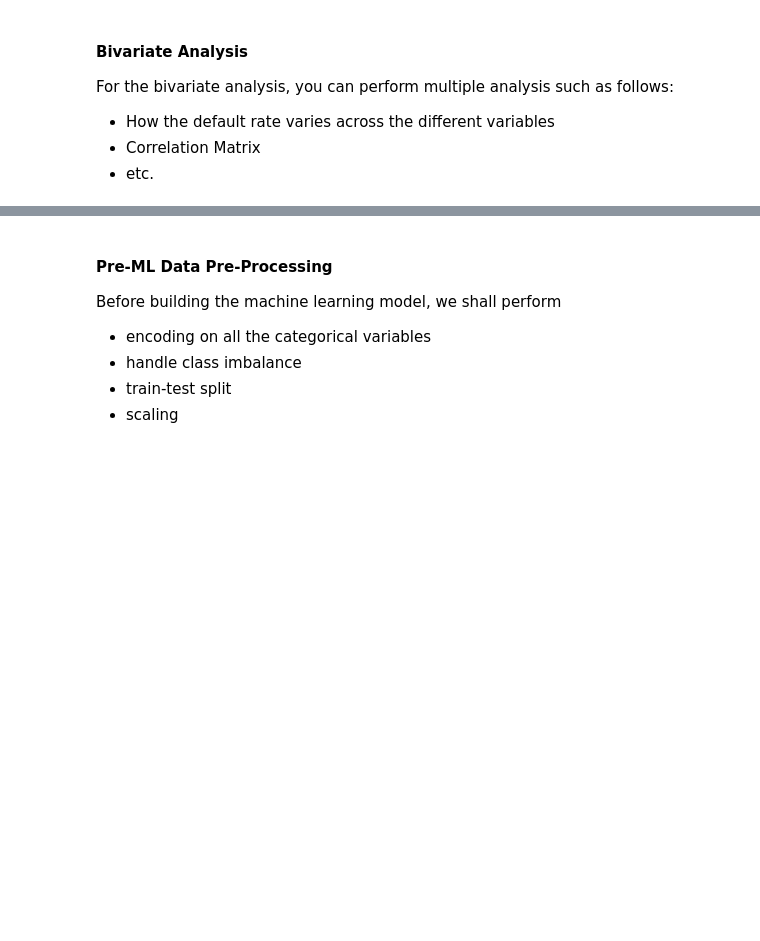
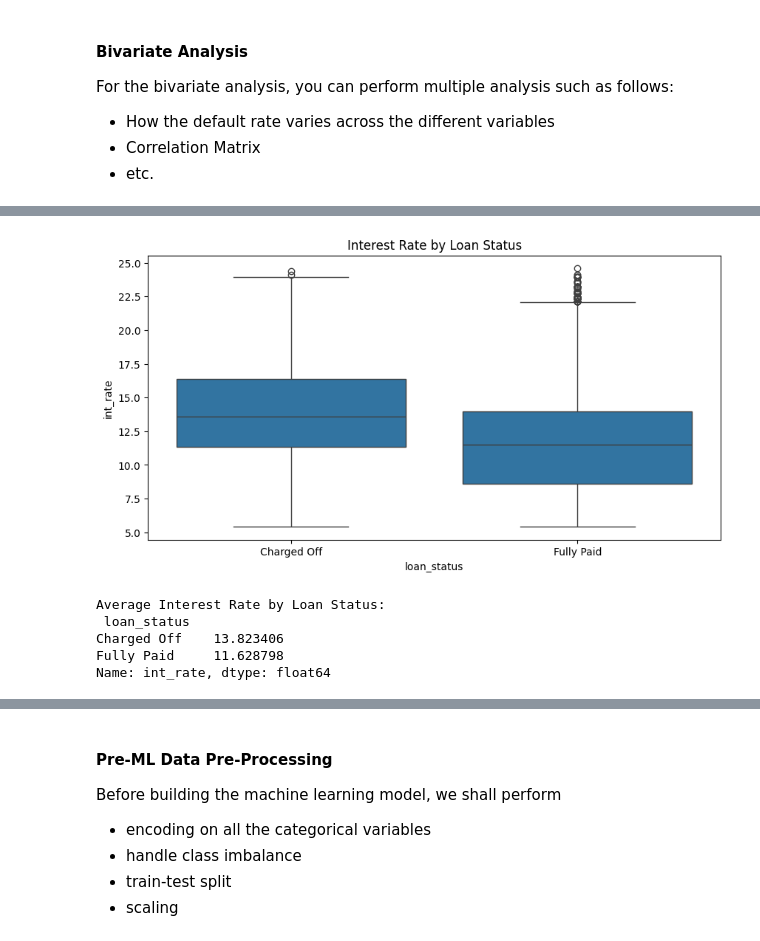
Before and after one commit to rajesh991986/Ik, a Jupyter notebook: Starter_Code_Loan_Approval_Lending_Club.ipynb, the cells around one changed output, grey strips where cells are left out. Cells and saved outputs as stored; diff of their text form; code cells hidden in the pictures; blank space fills up the shorter version.

```diff
--- a/Starter_Code_Loan_Approval_Lending_Club.ipynb
+++ b/Starter_Code_Loan_Approval_Lending_Club.ipynb
@@ -665,0 +782,17 @@ For the bivariate analysis, you can perform multiple analysis such as follows:
+# %%
+# Visualize interest rate distribution by loan status
+plt.figure(figsize=(10, 5))
+sns.boxplot(data=loans_df, x='loan_status', y='int_rate')
+plt.title('Interest Rate by Loan Status')
+plt.show()
+
+# Calculate average interest rate by loan status
+int_rate_by_status = loans_df.groupby('loan_status')['int_rate'].mean()
+print("Average Interest Rate by Loan Status:\n", int_rate_by_status)
+# %% [output]
+[figure, added]
+Average Interest Rate by Loan Status:
+ loan_status
+Charged Off    13.823406
+Fully Paid     11.628798
+Name: int_rate, dtype: float64
```
Also changed, not shown: parts of 13 cells of this notebook.
